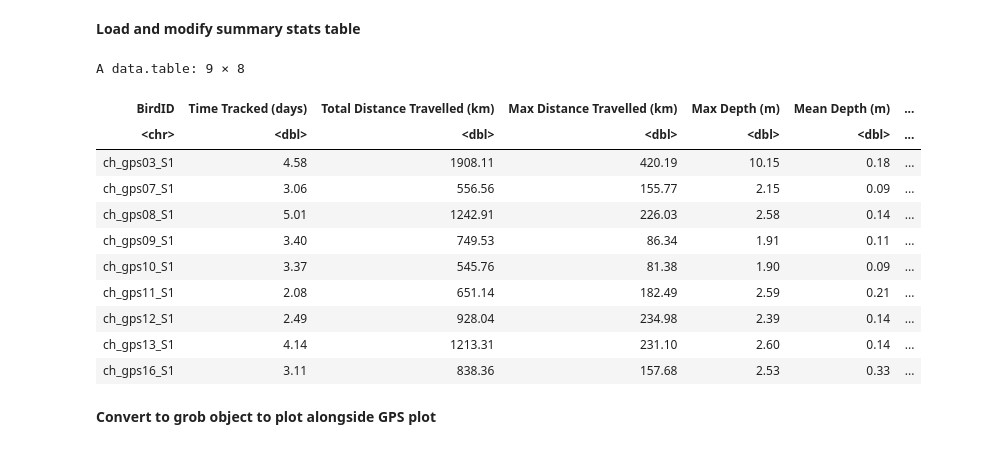
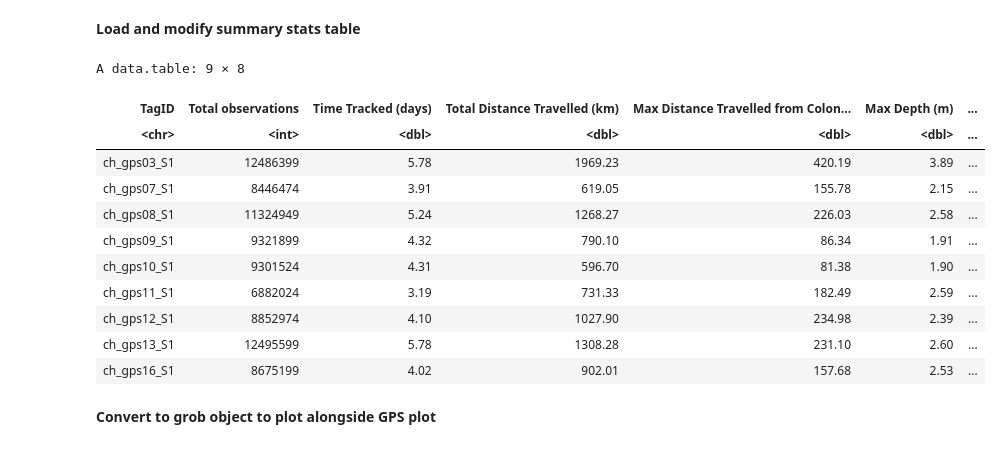
Before and after one commit to robinfreeman/seabirds_dive_predict, a Jupyter notebook: Code/PLOTS.ipynb, the cells around one changed output. Drawn from its saved outputs; the diff is of its cells as text; code cells hidden in the pictures.

```diff
--- a/Code/PLOTS.ipynb
+++ b/Code/PLOTS.ipynb
@@ -121,29 +104,29 @@ options(repr.plot.width=15, repr.plot.height=15)  # Resize plot
 # %% [markdown]
 **Load and modify summary stats table**
 # %%
-ss = fread('../Data/summary_stats.csv')
+ss = fread('../Data/BIOT_DGBP/summary_stats.csv')
 
-ss$BirdID = str_remove(ss$BirdID, "_gv[0-9]+_?[0-9]+") ## this can be removed also (just for stripping ID string)
+#ss$TagID = str_remove(ss$TagID, "_gv[0-9]+_?[0-9]+") ## this can be removed also (just for stripping ID string)
 
 # Wrap colnames
 key_wraped = strwrap(colnames(ss), width = 15, simplify = FALSE)
 colnames(ss) = sapply(key_wraped, paste, collapse = "\n")
 
 # Display
 ss
 # %% [output]
 A data.table: 9 × 8
-| BirdID | Time Tracked (days) | Total Distance Travelled (km) | Max Distance Travelled (km) | Max Depth (m) | Mean Depth (m) | ... |
-| <chr> | <dbl> | <dbl> | <dbl> | <dbl> | <dbl> | ... |
-| ch_gps03_S1 | 4.58 | 1908.11 | 420.19 | 10.15 | 0.18 | ... |
-| ch_gps07_S1 | 3.06 | 556.56 | 155.77 | 2.15 | 0.09 | ... |
-| ch_gps08_S1 | 5.01 | 1242.91 | 226.03 | 2.58 | 0.14 | ... |
-| ch_gps09_S1 | 3.40 | 749.53 | 86.34 | 1.91 | 0.11 | ... |
-| ch_gps10_S1 | 3.37 | 545.76 | 81.38 | 1.90 | 0.09 | ... |
-| ch_gps11_S1 | 2.08 | 651.14 | 182.49 | 2.59 | 0.21 | ... |
-| ch_gps12_S1 | 2.49 | 928.04 | 234.98 | 2.39 | 0.14 | ... |
-| ch_gps13_S1 | 4.14 | 1213.31 | 231.10 | 2.60 | 0.14 | ... |
-| ch_gps16_S1 | 3.11 | 838.36 | 157.68 | 2.53 | 0.33 | ... |
+| TagID | Total observations | Time Tracked (days) | Total Distance Travelled (km) | Max Distance Travelled from Colon... | Max Depth (m) | ... |
+| <chr> | <int> | <dbl> | <dbl> | <dbl> | <dbl> | ... |
+| ch_gps03_S1 | 12486399 | 5.78 | 1969.23 | 420.19 | 3.89 | ... |
+| ch_gps07_S1 | 8446474 | 3.91 | 619.05 | 155.78 | 2.15 | ... |
+| ch_gps08_S1 | 11324949 | 5.24 | 1268.27 | 226.03 | 2.58 | ... |
+| ch_gps09_S1 | 9321899 | 4.32 | 790.10 | 86.34 | 1.91 | ... |
+| ch_gps10_S1 | 9301524 | 4.31 | 596.70 | 81.38 | 1.90 | ... |
+| ch_gps11_S1 | 6882024 | 3.19 | 731.33 | 182.49 | 2.59 | ... |
+| ch_gps12_S1 | 8852974 | 4.10 | 1027.90 | 234.98 | 2.39 | ... |
+| ch_gps13_S1 | 12495599 | 5.78 | 1308.28 | 231.10 | 2.60 | ... |
+| ch_gps16_S1 | 8675199 | 4.02 | 902.01 | 157.68 | 2.53 | ... |
 # %% [markdown]
 **Convert to grob object to plot alongside GPS plot**
 # %%
```
Also changed, not shown: parts of 70 cells of this notebook, 19 other files.
